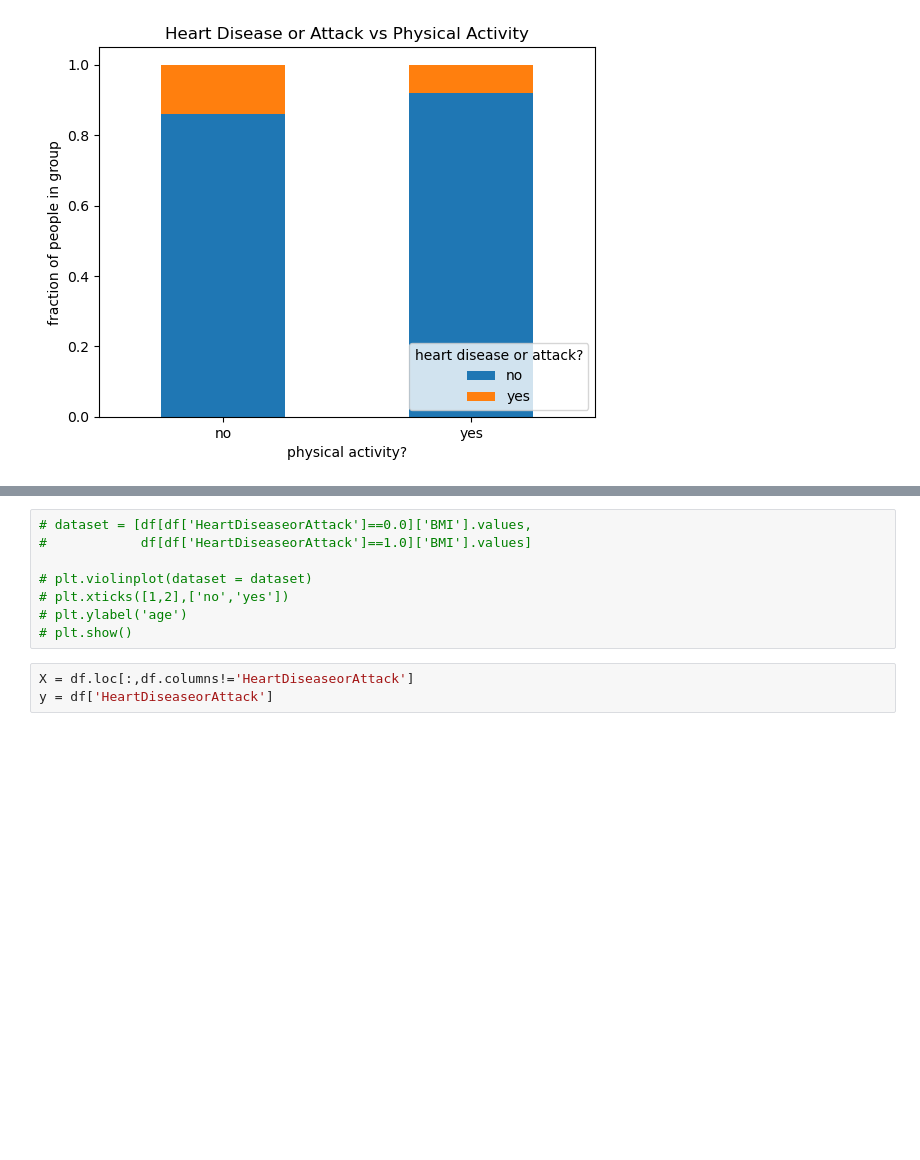
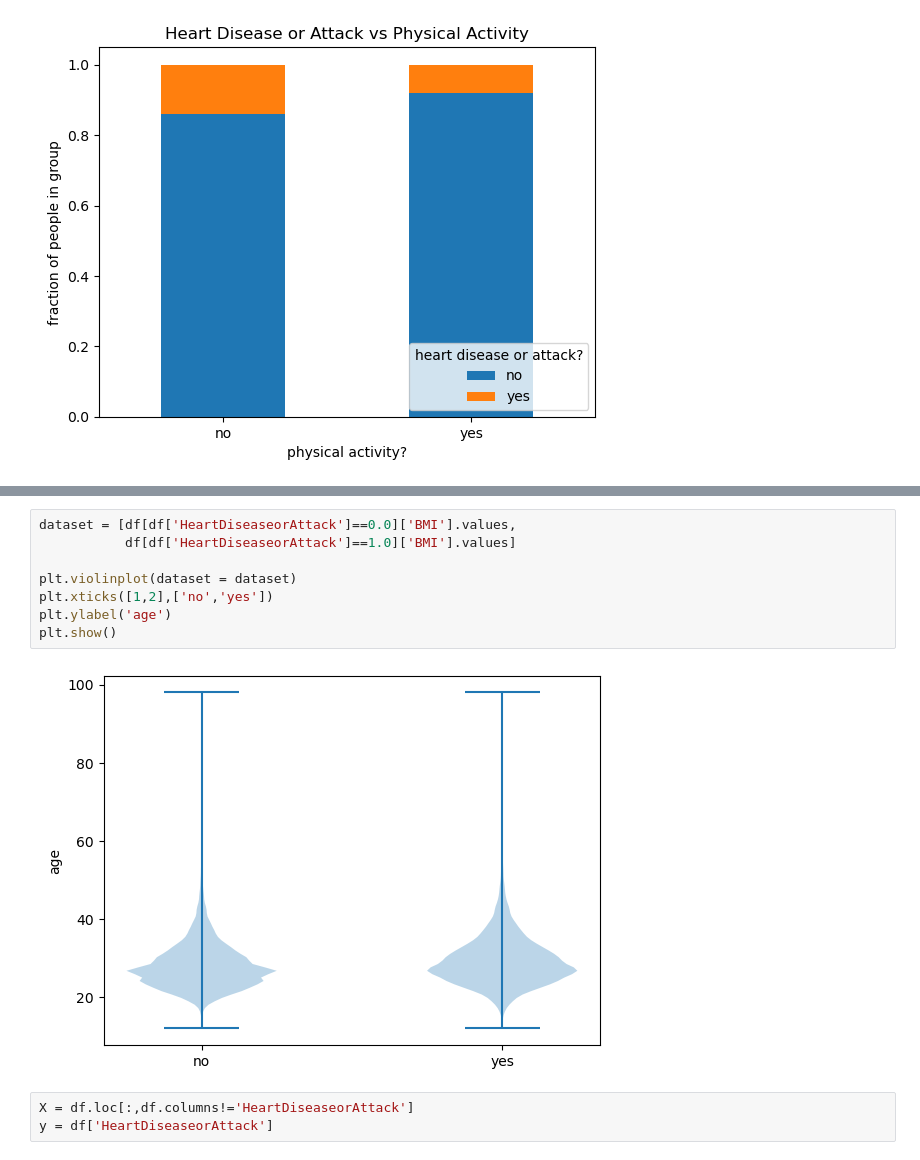
Before and after one commit to czheng27/data1030-midterm, a Jupyter notebook: midterm.ipynb, the cells around one changed output, grey strips where cells are left out. Drawn from its saved outputs; the diff is of its cells as text; blank space fills up the shorter version.

```diff
--- a/midterm.ipynb
+++ b/midterm.ipynb
@@ -394,11 +398,13 @@ print(sum(temp_df[temp_df['HeartDiseaseorAttack']=='no']['BMI'])/temp_df[temp_df
 # %%
-# dataset = [df[df['HeartDiseaseorAttack']==0.0]['BMI'].values,
-#            df[df['HeartDiseaseorAttack']==1.0]['BMI'].values]
+dataset = [df[df['HeartDiseaseorAttack']==0.0]['BMI'].values,
+           df[df['HeartDiseaseorAttack']==1.0]['BMI'].values]
 
-# plt.violinplot(dataset = dataset)
-# plt.xticks([1,2],['no','yes'])
-# plt.ylabel('age')
-# plt.show()
+plt.violinplot(dataset = dataset)
+plt.xticks([1,2],['no','yes'])
+plt.ylabel('age')
+plt.show()
+# %% [output]
+[figure, added]
 # %%
 X = df.loc[:,df.columns!='HeartDiseaseorAttack']
 y = df['HeartDiseaseorAttack']
```
Also changed, not shown: parts of 4 cells of this notebook.
